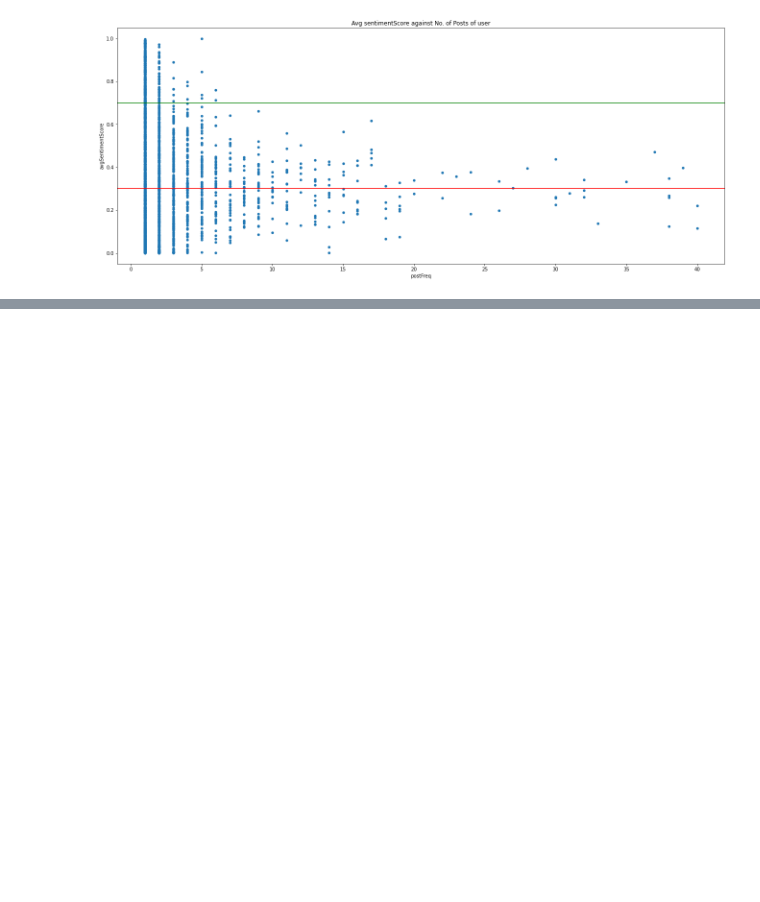
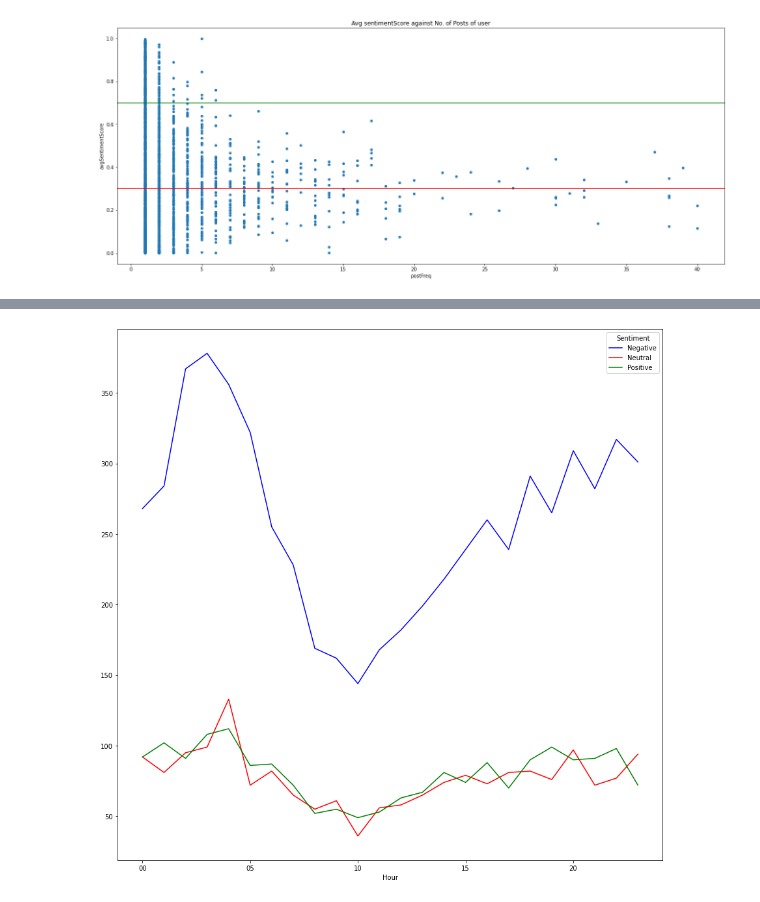
Before and after one commit to yipjunkai/1015_proj, a Jupyter notebook: analysis.ipynb, the cells around one changed output, grey strips where cells are left out. Cells and saved outputs as stored; diff of their text form; code cells hidden in the pictures; blank space fills up the shorter version.

```diff
--- a/analysis.ipynb
+++ b/analysis.ipynb
@@ -312,0 +325,17 @@ avgSentimentScoreOverPostingFreq(teenagersDF)
+# %%
+def sentimentToHour(df):
+  df['daytime'] = pd.to_datetime(df['date'])
+  df['daytime'] = df['daytime'].dt.strftime('%H')
+  #negatives = df.loc[df['sentiment'] == 'Negative']
+  #df.plot.scatter(x = 'daytime', y = 'sentimentScore')
+  negCount = df.groupby(['daytime', 'sentiment']).size()
+  countFrame = pd.DataFrame(negCount).reset_index()
+  countFrame.columns = ['Hour', 'Sentiment', 'PostCount']
+  df2 = countFrame.pivot(index='Hour', columns='Sentiment', values='PostCount')
+  color_dict = {'Positive': '#008000', 'Negative': '#0000FF', 'Neutral': '#FF0000'}
+  df2.plot(color = [color_dict.get(x, '#333333') for x in df2.columns], figsize = (15,15))
+  plt.show
+
+sentimentToHour(teenagersDF)
+# %% [output]
+[figure, added]
```
Also changed, not shown: parts of 1 cell of this notebook.
